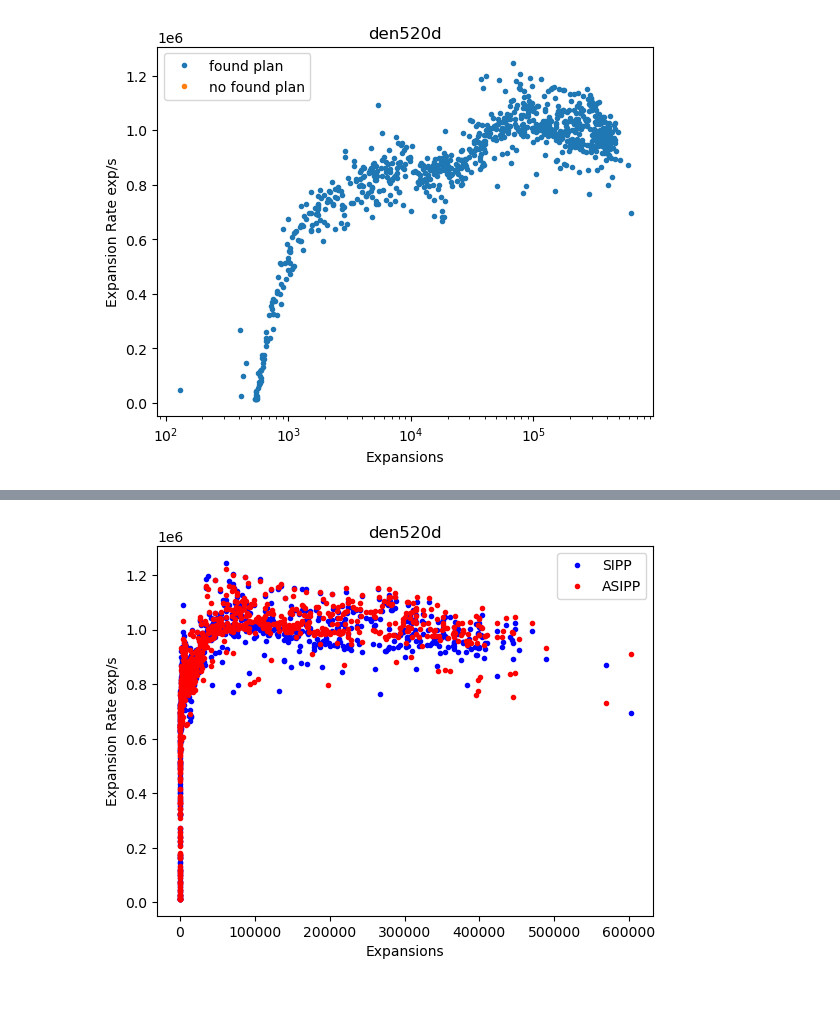
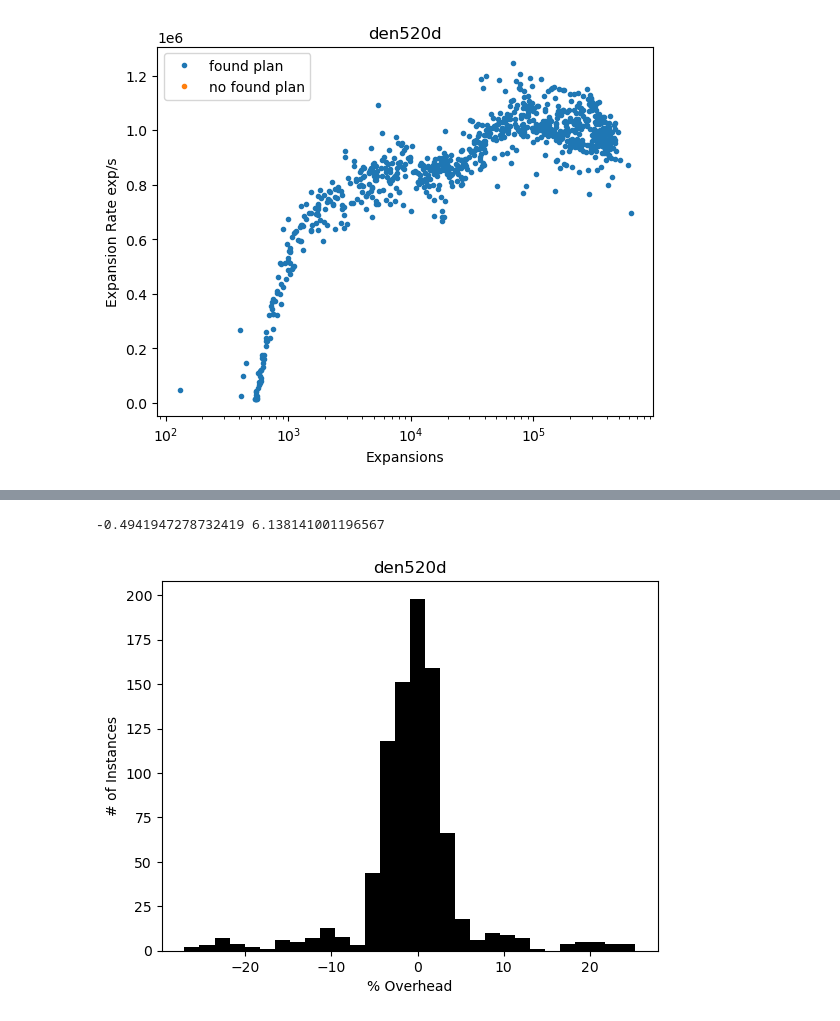
Before and after one commit to dwthomas/atSIPP, a Jupyter notebook: Anystarttime experiments.ipynb, the cells around one changed output, grey strips where cells are left out. Cells and saved outputs as stored; diff of their text form; code cells hidden in the pictures.

```diff
--- a/Anystarttime experiments.ipynb
+++ b/Anystarttime experiments.ipynb
@@ -102,6 +104,8 @@ x = []
 for res in results:
     x.append(mkrow(res))
 data = pd.DataFrame(data = x, columns = columns)
+data.instance_id = data.instance_id.astype(int)
+data = data.sort_values("instance_id")
 # %%
 data.sum_generated.max()
 # %% [output]
@@ -133,17 +153,24 @@ plt.savefig("overhead2.png")
 # %%
 asipp_dat = data[data.algorithm == "asipp"]
 sipp_dat = data[data.algorithm == "sipp"]
 
-plt.plot(sipp_dat.sum_expanded, sipp_dat.sum_expanded/(sipp_dat.runtime / 1000), ".b", label = "SIPP")
-plt.plot(asipp_dat.sum_expanded, asipp_dat.sum_expanded/(asipp_dat.runtime / 1000), ".r", label = "ASIPP")
+x = sipp_dat.sum_expanded
+y = 200*(asipp_dat.runtime.values - sipp_dat.runtime.values) / (asipp_dat.runtime.values + sipp_dat.runtime.values)
+print(np.mean(y), np.std(y))
+#plt.plot(x, y, ".k", label = "SIPP")
+plt.hist(y, 30, facecolor = "k")
+#plt.plot(asipp_dat.sum_expanded, asipp_dat.sum_expanded/(asipp_dat.runtime / 1000), ".r", label = "ASIPP")
 
 #plt.xscale("log")
-plt.xlabel("Expansions")
-plt.ylabel("Expansion Rate exp/s")
+#plt.yscale("log")
+plt.xlabel("Frequency")
+plt.xlabel("% Overhead")
+plt.ylabel("# of Instances")
 plt.title("den520d")
 #plt.ylim([400000, 1000000])
-plt.legend()
-plt.savefig("overhead.png")
+#plt.legend()
+plt.savefig("overhead_hist.png")
 # %% [output]
+-0.4941947278732419 6.138141001196567
-[figure, old version]
+[figure, new version]
 # %%
```
Also changed, not shown: parts of 12 cells of this notebook.
